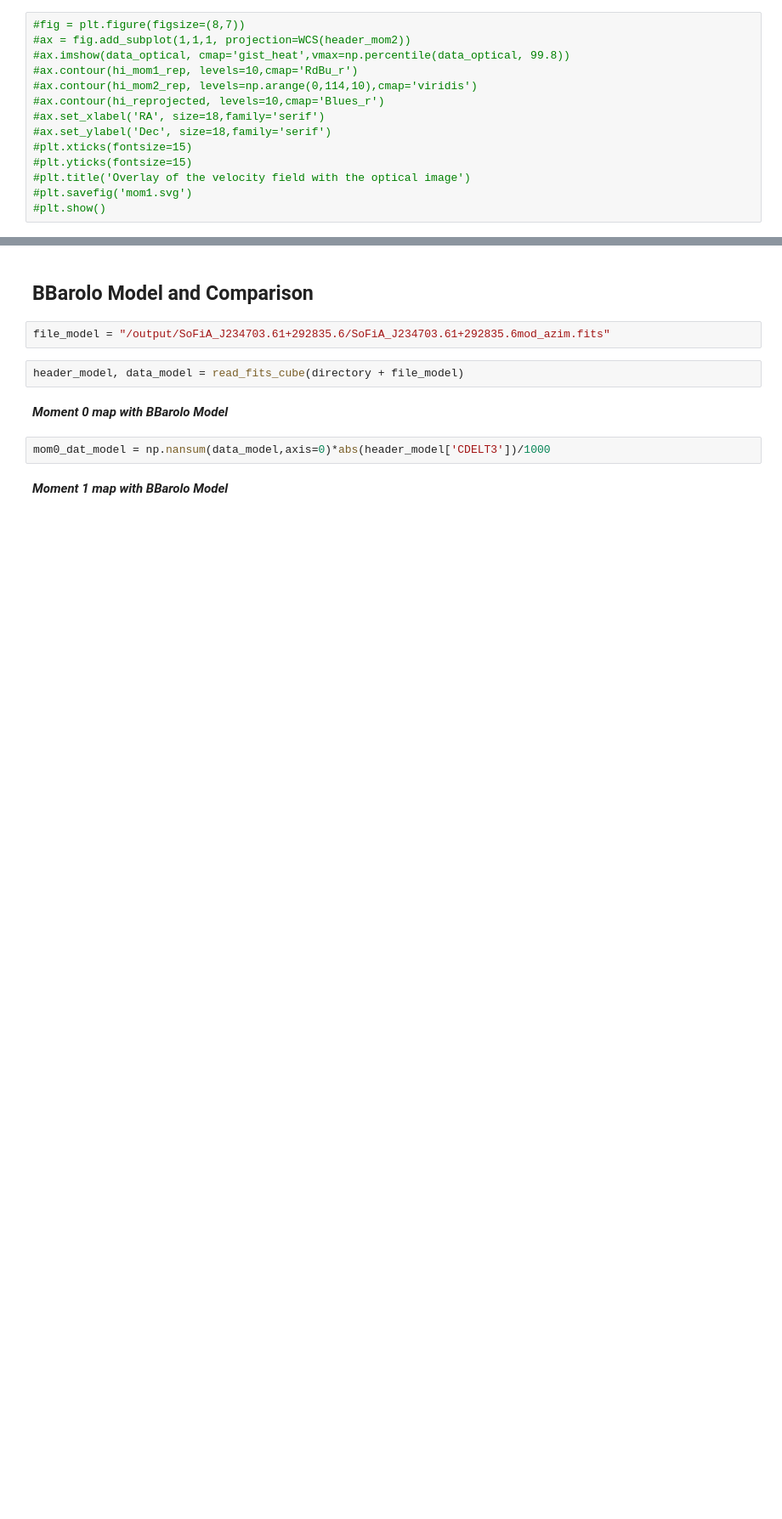
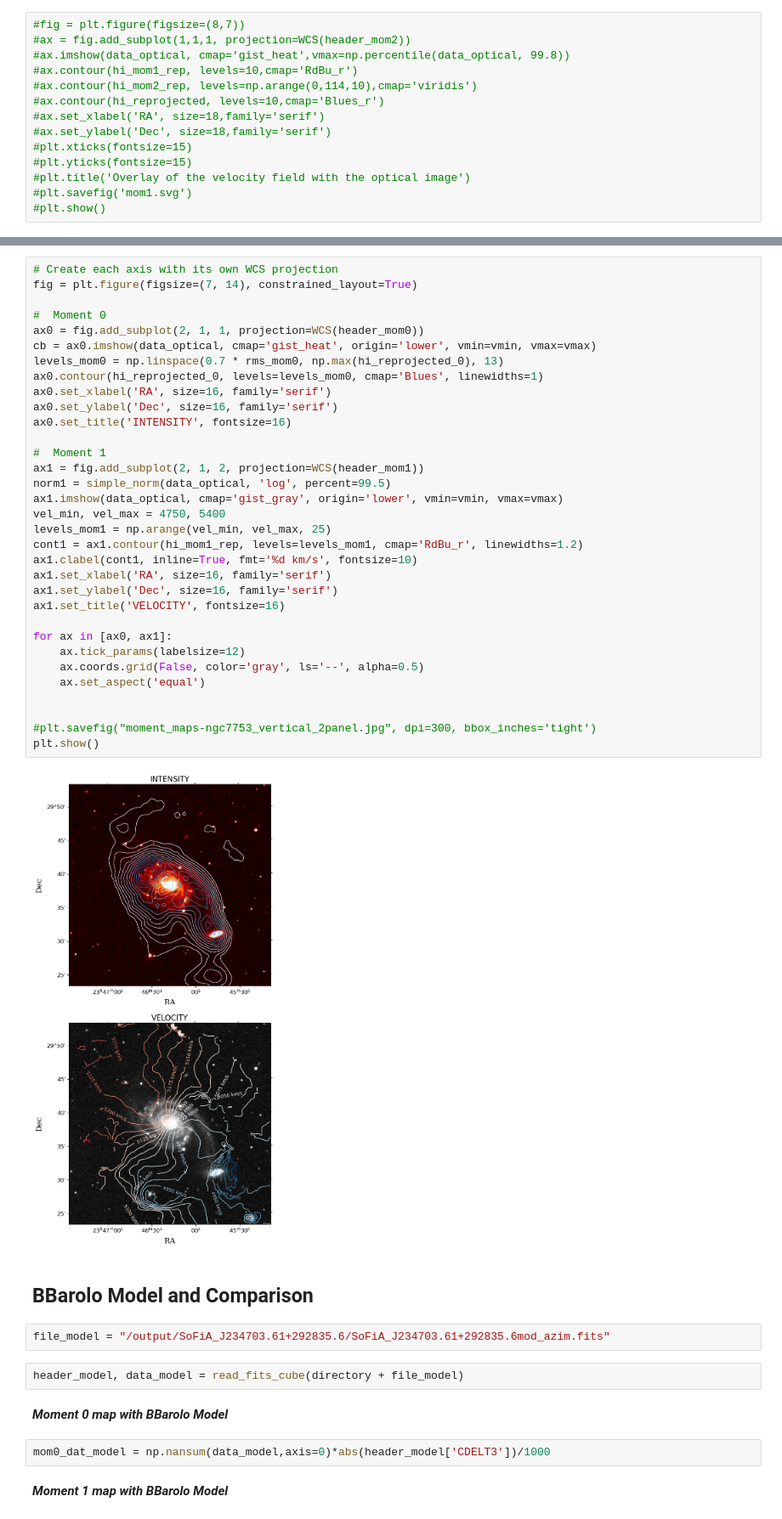
Before and after one commit to AnyelTars/Arp86-Galaxy-System, a Jupyter notebook: NGC7753/moment_maps-ngc7753.ipynb, the cells around one changed output, grey strips where cells are left out. Shown at 85% size. Cells and saved outputs as stored; diff of their text form; blank space fills up the shorter version.

```diff
--- a/NGC7753/moment_maps-ngc7753.ipynb
+++ b/NGC7753/moment_maps-ngc7753.ipynb
@@ -355,3 +387,38 @@ plt.show()
+# %%
+# Create each axis with its own WCS projection
+fig = plt.figure(figsize=(7, 14), constrained_layout=True)
+
+#  Moment 0
+ax0 = fig.add_subplot(2, 1, 1, projection=WCS(header_mom0))
+cb = ax0.imshow(data_optical, cmap='gist_heat', origin='lower', vmin=vmin, vmax=vmax)
+levels_mom0 = np.linspace(0.7 * rms_mom0, np.max(hi_reprojected_0), 13)
+ax0.contour(hi_reprojected_0, levels=levels_mom0, cmap='Blues', linewidths=1)
+ax0.set_xlabel('RA', size=16, family='serif')
+ax0.set_ylabel('Dec', size=16, family='serif')
+ax0.set_title('INTENSITY', fontsize=16)
+
+#  Moment 1
+ax1 = fig.add_subplot(2, 1, 2, projection=WCS(header_mom1))
+norm1 = simple_norm(data_optical, 'log', percent=99.5)
+ax1.imshow(data_optical, cmap='gist_gray', origin='lower', vmin=vmin, vmax=vmax)
+vel_min, vel_max = 4750, 5400
+levels_mom1 = np.arange(vel_min, vel_max, 25)
+cont1 = ax1.contour(hi_mom1_rep, levels=levels_mom1, cmap='RdBu_r', linewidths=1.2)
+ax1.clabel(cont1, inline=True, fmt='%d km/s', fontsize=10)
+ax1.set_xlabel('RA', size=16, family='serif')
+ax1.set_ylabel('Dec', size=16, family='serif')
+ax1.set_title('VELOCITY', fontsize=16)
+
+for ax in [ax0, ax1]:
+    ax.tick_params(labelsize=12)
+    ax.coords.grid(False, color='gray', ls='--', alpha=0.5)
+    ax.set_aspect('equal')
+
+
+#plt.savefig("moment_maps-ngc7753_vertical_2panel.jpg", dpi=300, bbox_inches='tight')
+plt.show()
+# %% [output]
+[figure, added]
 # %% [markdown]
 ## BBarolo Model and Comparison
 # %%
```
Also changed, not shown: parts of 24 cells of this notebook.
